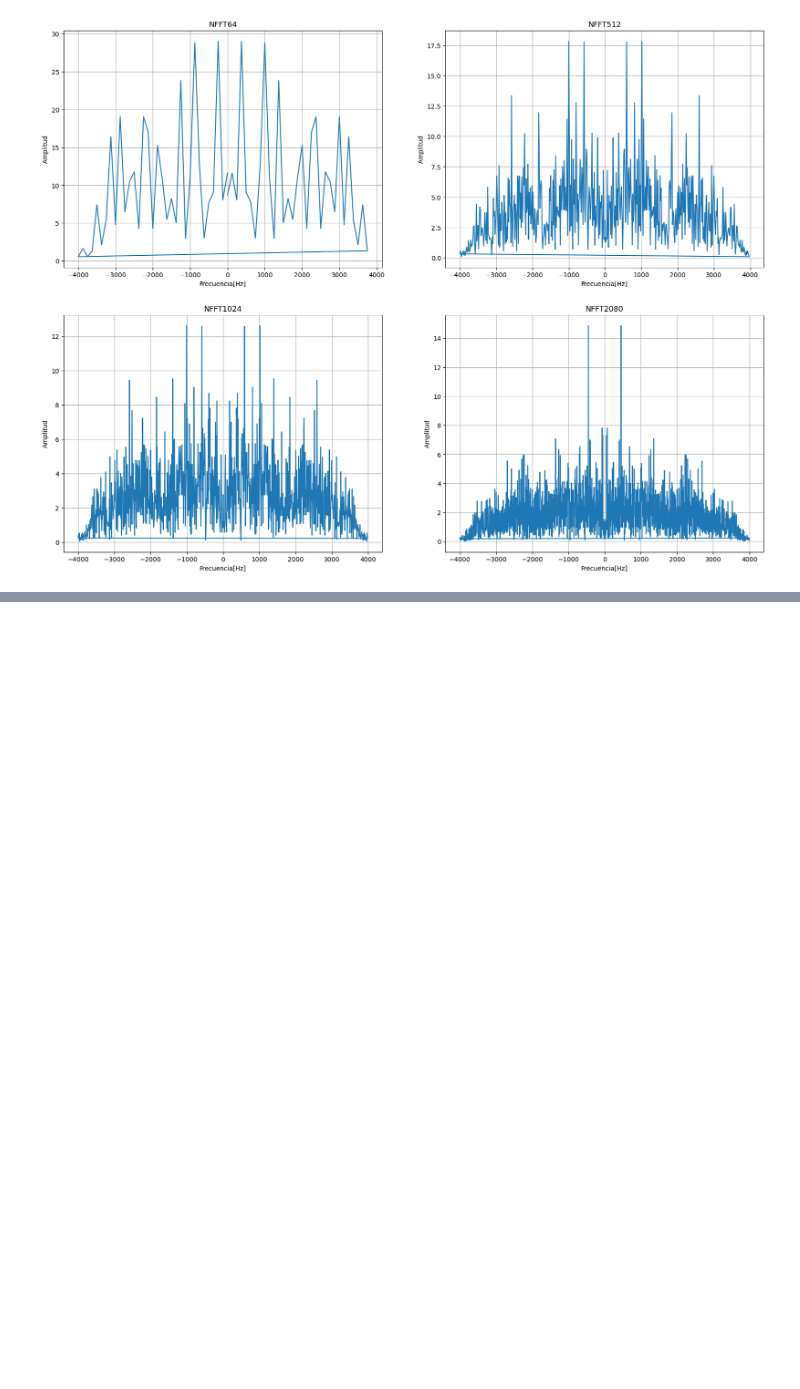
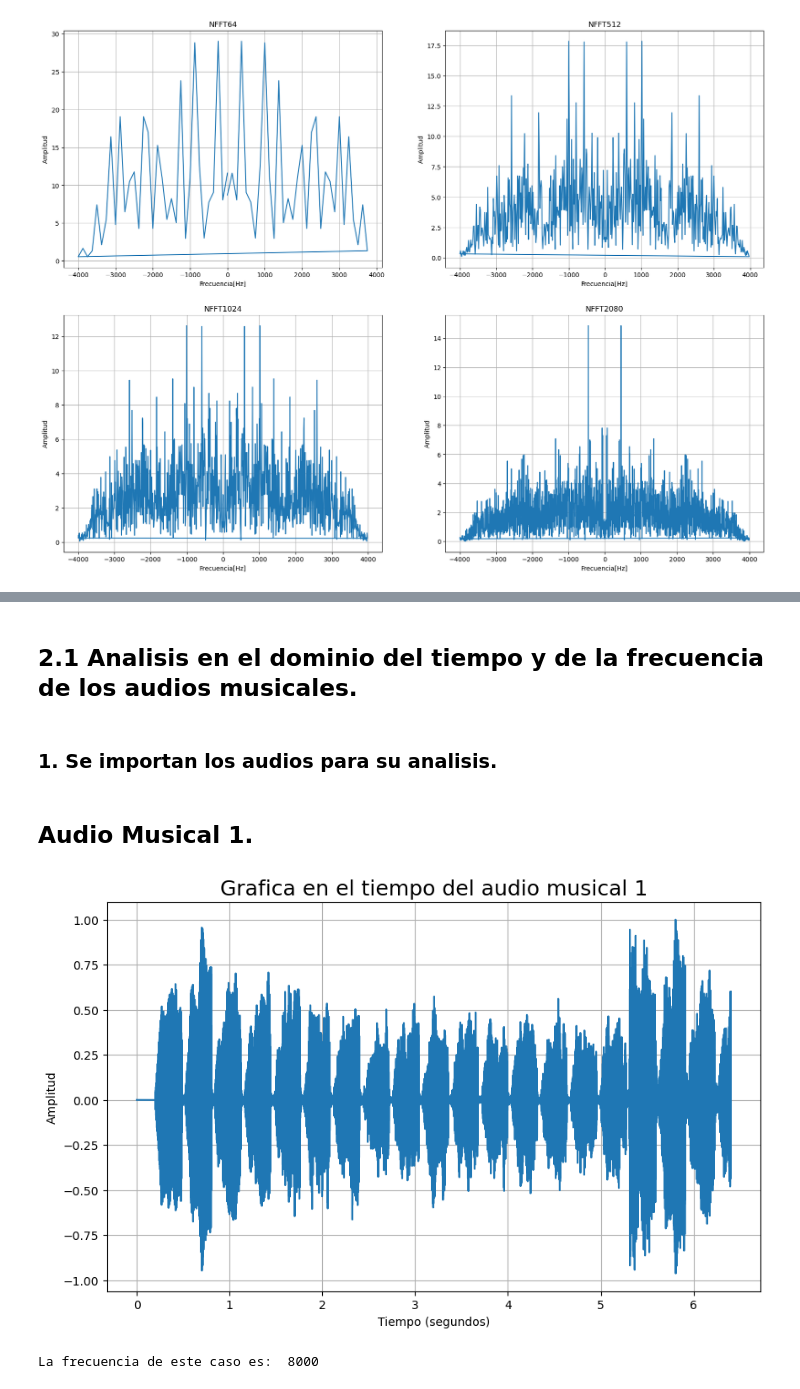
Before and after one commit to JoseOrtiz23/Proyecto_Final_PDS_2023_1, a Jupyter notebook: Proyecto_Final_OrtizMiranda_JoseDavid.ipynb, the cells around one changed output, grey strips where cells are left out. Cells and saved outputs as stored; diff of their text form; code cells hidden in the pictures; blank space fills up the shorter version.

```diff
--- a/Proyecto_Final_OrtizMiranda_JoseDavid.ipynb
+++ b/Proyecto_Final_OrtizMiranda_JoseDavid.ipynb
@@ -194,0 +233,27 @@ RESPUESTAAAA
+# %% [markdown]
+## 2.1 Analisis en el dominio del tiempo y de la frecuencia de los audios musicales.
+# %% [markdown]
+### 1. Se importan los audios para su analisis.
+# %% [markdown]
+## Audio Musical 1.
+# %%
+file_audio_4=('BCY.wav') # Ruta del archivo con la senal
+fs, b = read(file_audio_4) # Cargar el archivo
+b = b / np.max(np.abs(b)) # escala la amplitud de la senal
+t=np.arange(0, float(len(b))/fs, 1.0/fs) # Vector de tiempo
+
+plt.figure(figsize=(10,6))
+
+plt.plot(t,b) # Dibujar la grafica
+plt.grid()
+
+# Los siguientes dos comandos dibujan las etiquetas de los ejes
+plt.title("Grafica en el tiempo del audio musical 1",fontsize = 18)
+plt.xlabel('Tiempo (segundos)') # Etiqueta eje X
+plt.ylabel('Amplitud') # Etiqueta eje Y
+plt.show() # Mostrar la grafica
+print("La frecuencia de este caso es: ",fs)
+Audio(b, rate=fs) # para escuchar la senal
+# %% [output]
+[figure, added]
+La frecuencia de este caso es:  8000
```
Also changed, not shown: parts of 36 cells of this notebook, 4 other files.
